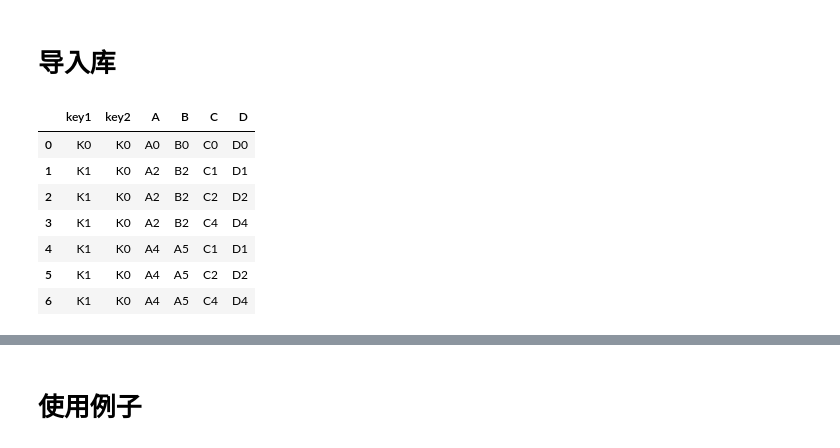
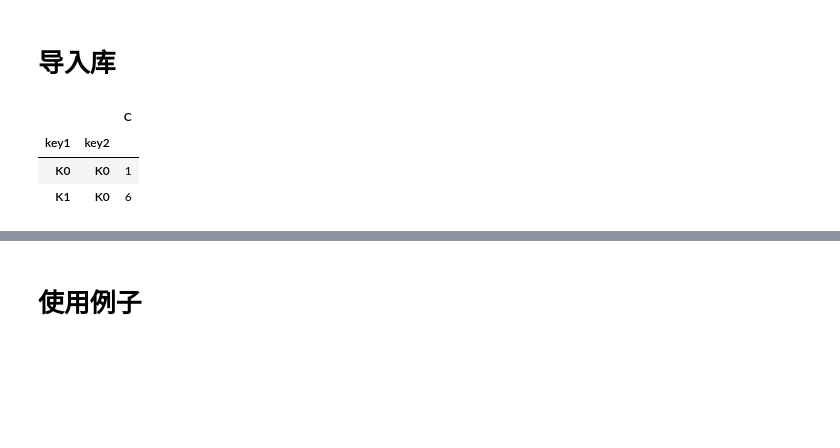
Before and after one commit to ifcheung2012/industryleader, a Jupyter notebook: stock.ipynb, the cells around one changed output, grey strips where cells are left out. Saved outputs shown, nothing was run; the diff lists cells and outputs as text; code cells hidden in the pictures; blank space fills up the shorter version.

```diff
--- a/stock.ipynb
+++ b/stock.ipynb
@@ -3,26 +3,22 @@
 # %%
 
 import pandas as pd
 
 left = pd.DataFrame({'key1': ['K0', 'K0', 'K1', 'K2', 'K1'],
                          'key2': ['K0', 'K1', 'K0', 'K1', 'K0'],
                          'A': ['A0', 'A1', 'A2', 'A3', 'A4'],
                          'B': ['B0', 'B1', 'B2', 'B3', 'A5']})
 left
 right = pd.DataFrame({'key1': ['K0', 'K1', 'K1', 'K2', 'K1'],
                           'key2': ['K0', 'K0', 'K0', 'K0', 'K0'],
                           'C': ['C0', 'C1', 'C2', 'C3', 'C4'],
                           'D': ['D0', 'D1', 'D2', 'D3', 'D4']})
 right
 result = pd.merge(left, right, on=['key1', 'key2'],
                  how='inner')
-result
+result.groupby(['key1','key2']).agg({'C':'count'})
 # %% [output]
-|  | key1 | key2 | A | B | C | D |
-| 0 | K0 | K0 | A0 | B0 | C0 | D0 |
-| 1 | K1 | K0 | A2 | B2 | C1 | D1 |
-| 2 | K1 | K0 | A2 | B2 | C2 | D2 |
-| 3 | K1 | K0 | A2 | B2 | C4 | D4 |
-| 4 | K1 | K0 | A4 | A5 | C1 | D1 |
-| 5 | K1 | K0 | A4 | A5 | C2 | D2 |
-| 6 | K1 | K0 | A4 | A5 | C4 | D4 |
+|  |  | C |
+| key1 | key2 |  |
+| K0 | K0 | 1 |
+| K1 | K0 | 6 |
```
Also changed, not shown: parts of 5 cells of this notebook, 12 other files.
